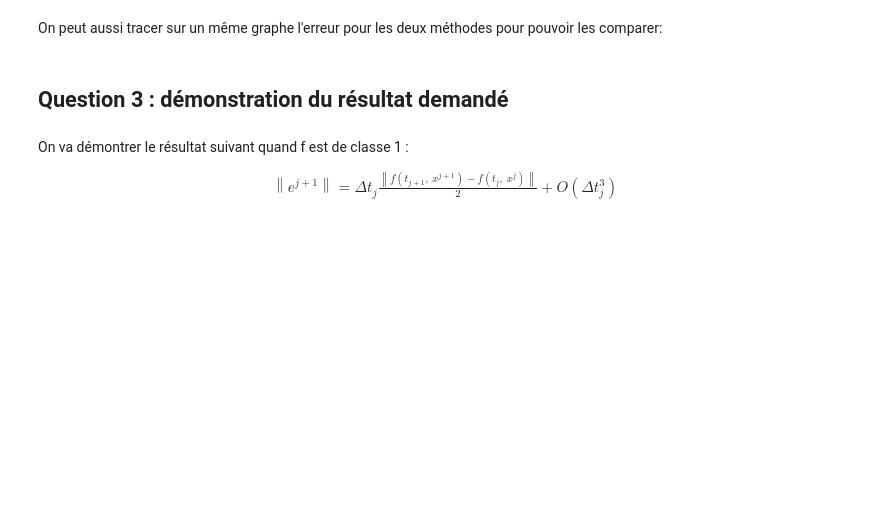
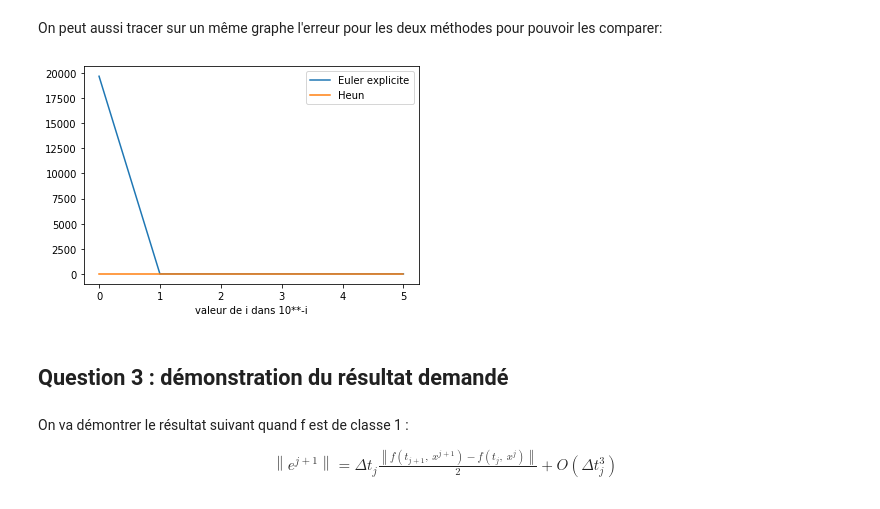
Before and after one commit to mpapet/choix_pas_de_temps, a Jupyter notebook: pnum2.ipynb, the cells around one changed output. Cells and saved outputs as stored; diff of their text form; code cells hidden in the pictures; blank space fills up the shorter version.

```diff
--- a/pnum2.ipynb
+++ b/pnum2.ipynb
@@ -112,22 +112,24 @@ plt.show()
 On peut aussi tracer sur un même graphe l'erreur pour les deux méthodes pour pouvoir les comparer:
 # %%
 res2 = []
-for n in range(7) : # on choisit 6 valeurs de dt différentes
+for n in range(6) : # on choisit 6 valeurs de dt différentes
     deltat = 10**-n
     temps, resexp = solve_heun(f,1, deltat)
     restheo = [g(i) for i in temps]
     erreur = np.array(restheo)-np.array(resexp) # tableau donnant les écarts pour un dt fixé
     res2.append(max(erreur))
 # %%
-max_erreur1 = [res[i] for i in range(7)]
-max_erreur2 = [res2[i] for i in range(7)]
+max_erreur1 = [res[i] for i in range(6)]
+max_erreur2 = [res2[i] for i in range(6)]
 
-plt.plot([0, 1, 2, 3, 4, 5, 6], max_erreur1, label="Euler explicite")
-plt.plot([0, 1, 2, 3, 4, 5, 6], max_erreur2, label="Heun")
+plt.plot([0, 1, 2, 3, 4, 5], max_erreur1, label="Euler explicite")
+plt.plot([0, 1, 2, 3, 4, 5], max_erreur2, label="Heun")
 
-xlabel("valeur de i dans 10**-i")
+plt.xlabel("valeur de i dans 10**-i")
 plt.legend()
 plt.show()
+# %% [output]
+[figure, added]
 # %% [markdown]
 ## Question 3 : démonstration du résultat demandé
 # %% [markdown]
```
Also changed, not shown: parts of 15 cells of this notebook.
